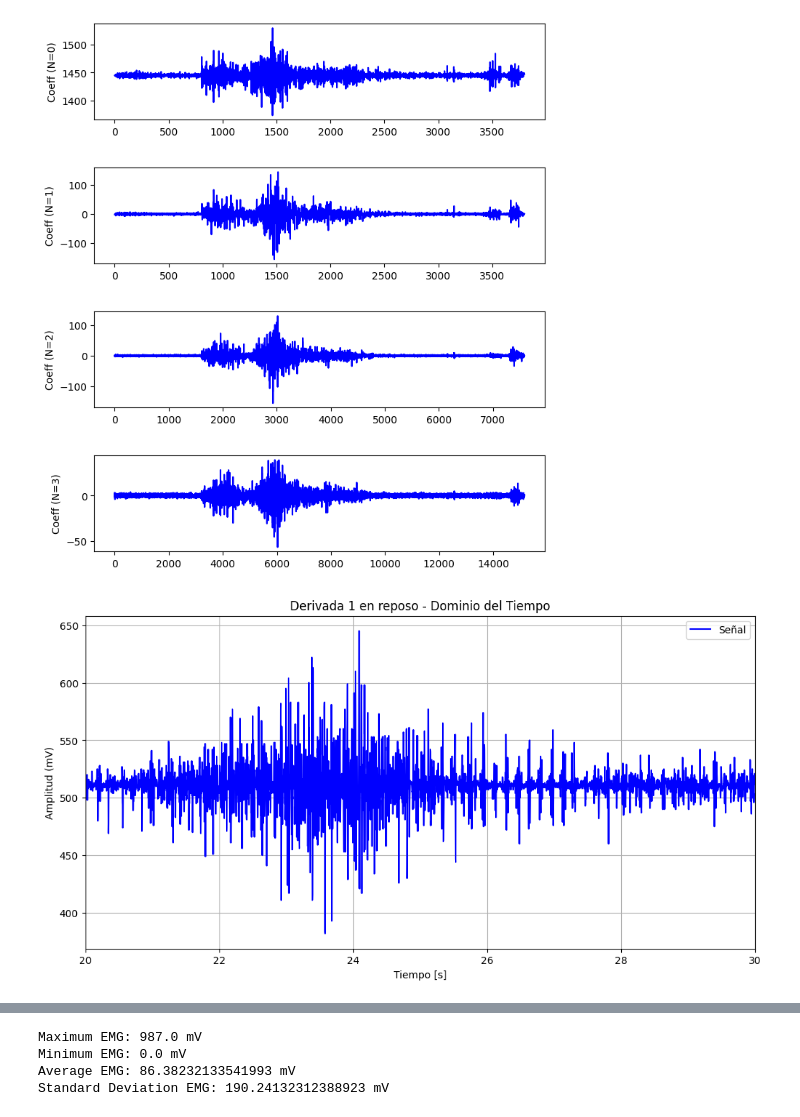
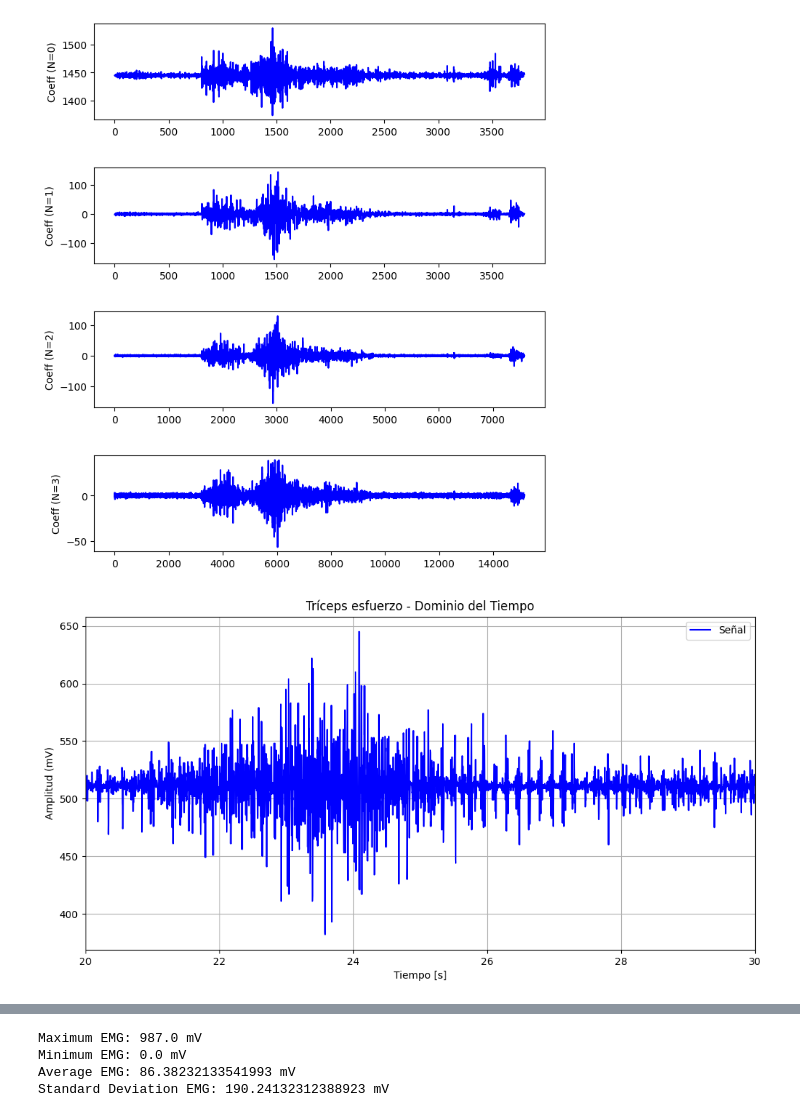
Before and after one commit to DianaCortezL/ISB-Grupo-5, a Jupyter notebook: ISB/Laboratorios/Lab09 - Procesamiento de EMG/EMG/prueba2/Triceps_esfuerzo.ipynb, the cells around one changed output, grey strips where cells are left out. Cells and saved outputs as stored; diff of their text form; code cells hidden in the pictures.

```diff
--- a/ISB/Laboratorios/Lab09 - Procesamiento de EMG/EMG/prueba2/Triceps_esfuerzo.ipynb
+++ b/ISB/Laboratorios/Lab09 - Procesamiento de EMG/EMG/prueba2/Triceps_esfuerzo.ipynb
@@ -77,8 +77,8 @@ def plot_time_domain(signal, title, fs):
     plt.show()
 
 # Ploteo de la señal en el dominio del tiempo
-plot_time_domain(reposoD1, 'Derivada 1 en reposo', fs)
+plot_time_domain(reposoD1, 'Tríceps esfuerzo', fs)
 
 # Ploteo de la señal en el dominio del tiempo
-plot_time_domain(emg_signal, 'Derivada 1 en reposo filtrada', fs)
+plot_time_domain(emg_signal, 'Tríceps esfuerzo filtrada', fs)
 # %% [output]
@@ -85,2 +87,2 @@ plot_time_domain(emg_signal, 'Derivada 1 en reposo filtrada', fs)
 [figure]
-[figure, old version]
+[figure, new version]
```
Also changed, not shown: parts of 4 cells of this notebook.
